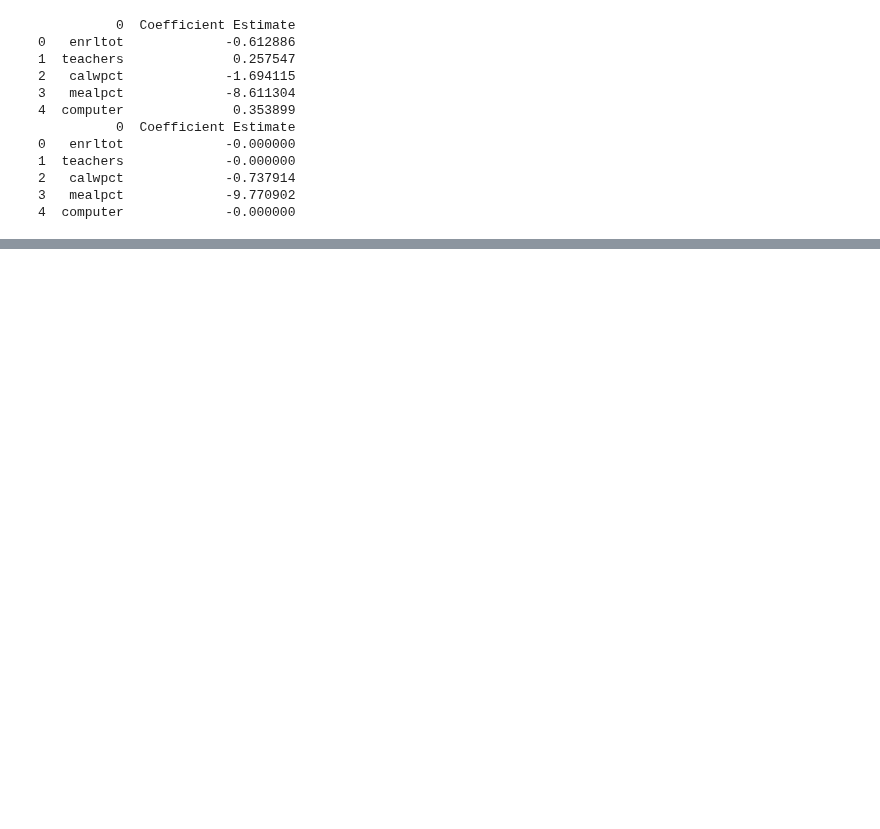
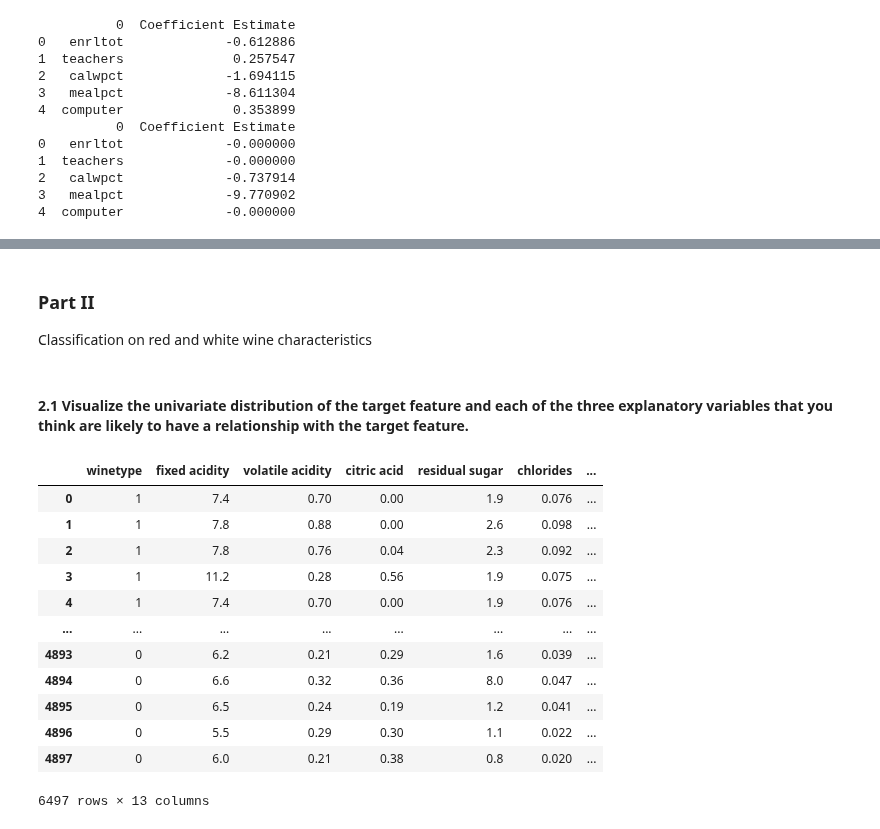
Before and after one commit to gzlupko/gr5073_ML, a Jupyter notebook: hw_assignments/hw2.ipynb, the cells around one changed output, grey strips where cells are left out. Drawn from its saved outputs; the diff is of its cells as text; code cells hidden in the pictures; blank space fills up the shorter version.

```diff
--- a/hw_assignments/hw2.ipynb
+++ b/hw_assignments/hw2.ipynb
@@ -271,0 +286,41 @@ print(coeff_lasso.head(5))
+# %% [markdown]
+###  Part II
+
+Classification on red and white wine characteristics
+# %% [markdown]
+#### 2.1 Visualize the univariate distribution of the target feature and each of the three explanatory variables that you think are likely to have a relationship with the target feature.
+# %%
+import pandas as pd
+import os
+
+# change working directory
+os.chdir('/Users/gianzlupko/Desktop/GR5073 ML/gr5073_ML/data')
+
+# read in the red and white wine data sets
+red_wine = pd.read_csv("red_wine.csv", sep = ';')
+white_wine = pd.read_csv("white_wine.csv", sep = ';')
+
+# insert new column to beginning of each data frame
+
+red_wine.insert(0, 'winetype',1)
+red_wine.head(5)
+
+white_wine.insert(0, 'winetype', 0)
+white_wine.head(5)
+
+# combine the data frames; concatenated by vertically stacking
+wine_data = pd.concat([red_wine, white_wine])
+# %% [output]
+|  | winetype | fixed acidity | volatile acidity | citric acid | residual sugar | chlorides | ... |
+| 0 | 1 | 7.4 | 0.70 | 0.00 | 1.9 | 0.076 | ... |
+| 1 | 1 | 7.8 | 0.88 | 0.00 | 2.6 | 0.098 | ... |
+| 2 | 1 | 7.8 | 0.76 | 0.04 | 2.3 | 0.092 | ... |
+| 3 | 1 | 11.2 | 0.28 | 0.56 | 1.9 | 0.075 | ... |
+| 4 | 1 | 7.4 | 0.70 | 0.00 | 1.9 | 0.076 | ... |
+| ... | ... | ... | ... | ... | ... | ... | ... |
+| 4893 | 0 | 6.2 | 0.21 | 0.29 | 1.6 | 0.039 | ... |
+| 4894 | 0 | 6.6 | 0.32 | 0.36 | 8.0 | 0.047 | ... |
+| 4895 | 0 | 6.5 | 0.24 | 0.19 | 1.2 | 0.041 | ... |
+| 4896 | 0 | 5.5 | 0.29 | 0.30 | 1.1 | 0.022 | ... |
+| 4897 | 0 | 6.0 | 0.21 | 0.38 | 0.8 | 0.020 | ... |
+6497 rows × 13 columns
```
Also changed, not shown: parts of 17 cells of this notebook.
